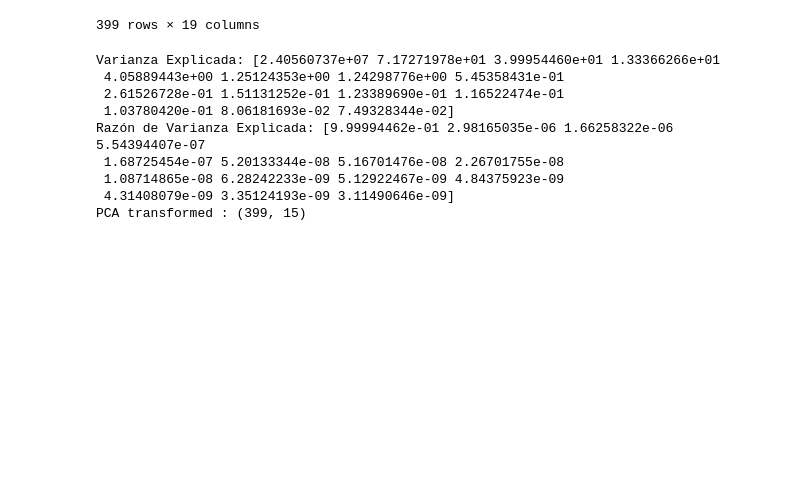
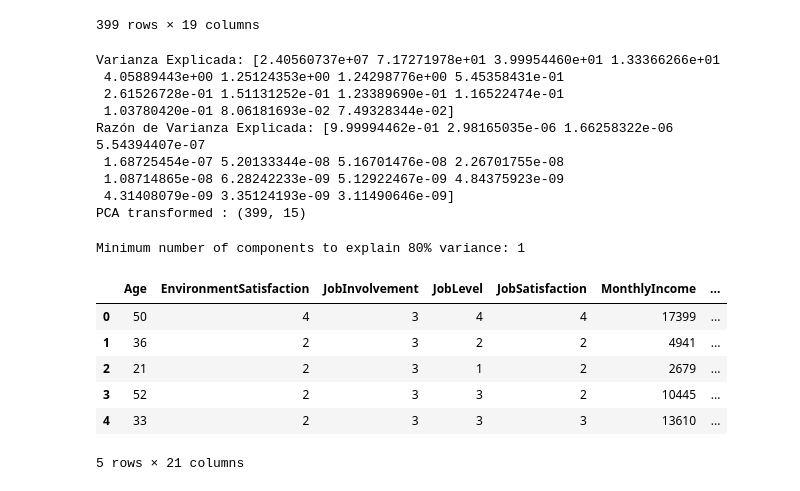
Before and after one commit to jcml002/15_Reto, a Jupyter notebook: 16_RetoEmpleados.ipynb, the cells around one changed output. Cells and saved outputs as stored; diff of their text form; code cells hidden in the pictures; blank space fills up the shorter version.

```diff
--- a/16_RetoEmpleados.ipynb
+++ b/16_RetoEmpleados.ipynb
@@ -228,9 +228,8 @@ EmpleadosAttritionFinal
 #Componentes principales EmpleadosAttritionPCA
 from sklearn.decomposition import PCA
 
-# Determine the number of components for PCA (should be less than or equal to the number of features)
 n_components = min(15, EmpleadosAttritionFinal.shape[1])
-pca = PCA(n_components=n_components)
+pca = PCA(n_components)
 
 pca.fit(EmpleadosAttritionFinal)
 print("Varianza Explicada:", pca.explained_variance_)
@@ -247,3 +246,32 @@ Razón de Varianza Explicada: [9.99994462e-01 2.98165035e-06 1.66258322e-06 5.54
  1.08714865e-08 6.28242233e-09 5.12922467e-09 4.84375923e-09
  4.31408079e-09 3.35124193e-09 3.11490646e-09]
 PCA transformed : (399, 15)
+# %%
+# Calculate cumulative explained variance
+cumulative_variance_ratio = np.cumsum(pca.explained_variance_ratio_)
+
+# Find the number of components that explain at least 90% of the variance
+n_components_80 = np.argmax(cumulative_variance_ratio >= 0.80) + 1
+print(f"Minimum number of components to explain 80% variance: {n_components_80}")
+
+# Perform PCA with the selected number of components
+pca_80 = PCA(n_components=n_components_80)
+EmpleadosAttritionPCA_80 = pca_80.fit_transform(EmpleadosAttritionFinal)
+
+# Create a DataFrame from the principal components
+pca_columns = [f'PC{i+1}' for i in range(n_components_80)]
+EmpleadosAttritionPCA_df = pd.DataFrame(EmpleadosAttritionPCA_80, columns=pca_columns, index=EmpleadosAttritionFinal.index)
+
+# Concatenate the principal components DataFrame with EmpleadosAttritionFinal
+EmpleadosAttritionFinal = pd.concat([EmpleadosAttritionFinal, EmpleadosAttritionPCA_df], axis=1)
+
+display(EmpleadosAttritionFinal.head())
+# %% [output]
+Minimum number of components to explain 80% variance: 1
+|  | Age | EnvironmentSatisfaction | JobInvolvement | JobLevel | JobSatisfaction | MonthlyIncome | ... |
+| 0 | 50 | 4 | 3 | 4 | 4 | 17399 | ... |
+| 1 | 36 | 2 | 3 | 2 | 2 | 4941 | ... |
+| 2 | 21 | 2 | 3 | 1 | 2 | 2679 | ... |
+| 3 | 52 | 2 | 3 | 3 | 2 | 10445 | ... |
+| 4 | 33 | 2 | 3 | 3 | 3 | 13610 | ... |
+5 rows × 21 columns
```
